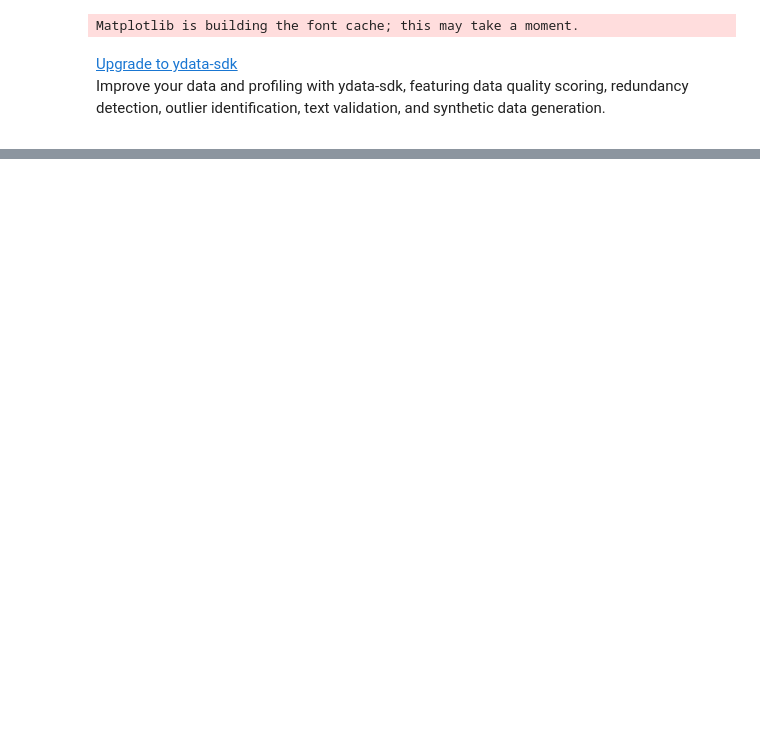
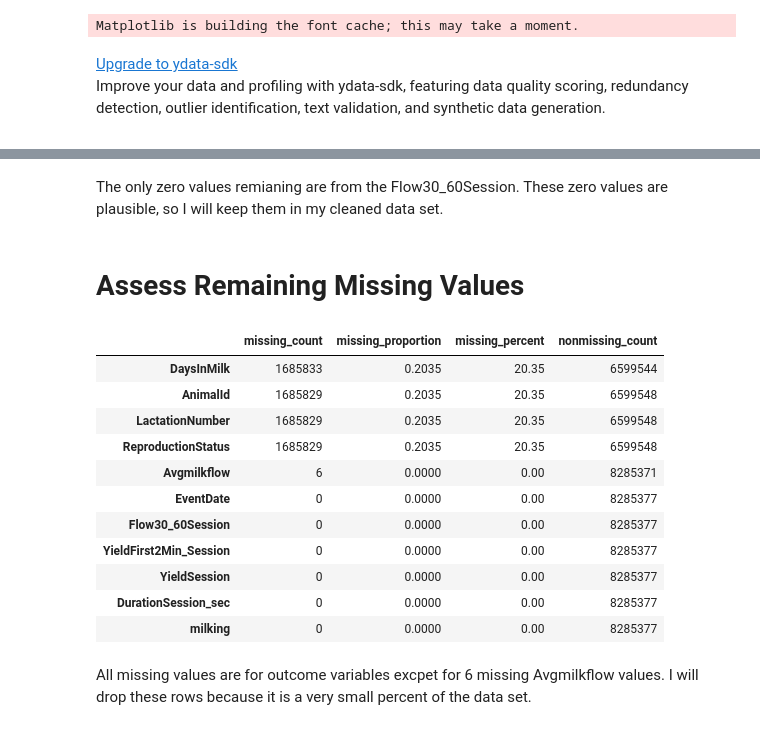
Before and after one commit to KatrinaPayton1/project1-ansci-4040, a Jupyter notebook: data_inspection.ipynb, the cells around one changed output, grey strips where cells are left out. Saved outputs shown, nothing was run; the diff lists cells and outputs as text; code cells hidden in the pictures; blank space fills up the shorter version.

```diff
--- a/data_inspection.ipynb
+++ b/data_inspection.ipynb
@@ -77,0 +192,32 @@ profile.to_file("data_profile_report.html")
+# %% [markdown]
+The only zero values remianing are from the Flow30_60Session. These zero values are plausible, so I will keep them in my cleaned data set.
+# %% [markdown]
+# Assess Remaining Missing Values
+# %%
+# Compare missing values across variables.
+missing_value_summary = pd.DataFrame({
+    "missing_count": data.isna().sum(),
+    "missing_proportion": data.isna().mean(),
+    "missing_percent": data.isna().mean() * 100,
+    "nonmissing_count": data.notna().sum(),
+})
+
+missing_value_summary = missing_value_summary.sort_values(
+    "missing_proportion", ascending=False
+)
+missing_value_summary.round({"missing_proportion": 4, "missing_percent": 2})
+# %% [output]
+|  | missing_count | missing_proportion | missing_percent | nonmissing_count |
+| DaysInMilk | 1685833 | 0.2035 | 20.35 | 6599544 |
+| AnimalId | 1685829 | 0.2035 | 20.35 | 6599548 |
+| LactationNumber | 1685829 | 0.2035 | 20.35 | 6599548 |
+| ReproductionStatus | 1685829 | 0.2035 | 20.35 | 6599548 |
+| Avgmilkflow | 6 | 0.0000 | 0.00 | 8285371 |
+| EventDate | 0 | 0.0000 | 0.00 | 8285377 |
+| Flow30_60Session | 0 | 0.0000 | 0.00 | 8285377 |
+| YieldFirst2Min_Session | 0 | 0.0000 | 0.00 | 8285377 |
+| YieldSession | 0 | 0.0000 | 0.00 | 8285377 |
+| DurationSession_sec | 0 | 0.0000 | 0.00 | 8285377 |
+| milking | 0 | 0.0000 | 0.00 | 8285377 |
+# %% [markdown]
+All missing values are for outcome variables excpet for 6 missing Avgmilkflow values. I will drop these rows because it is a very small percent of the data set.
```
Also changed, not shown: parts of 14 cells of this notebook.
